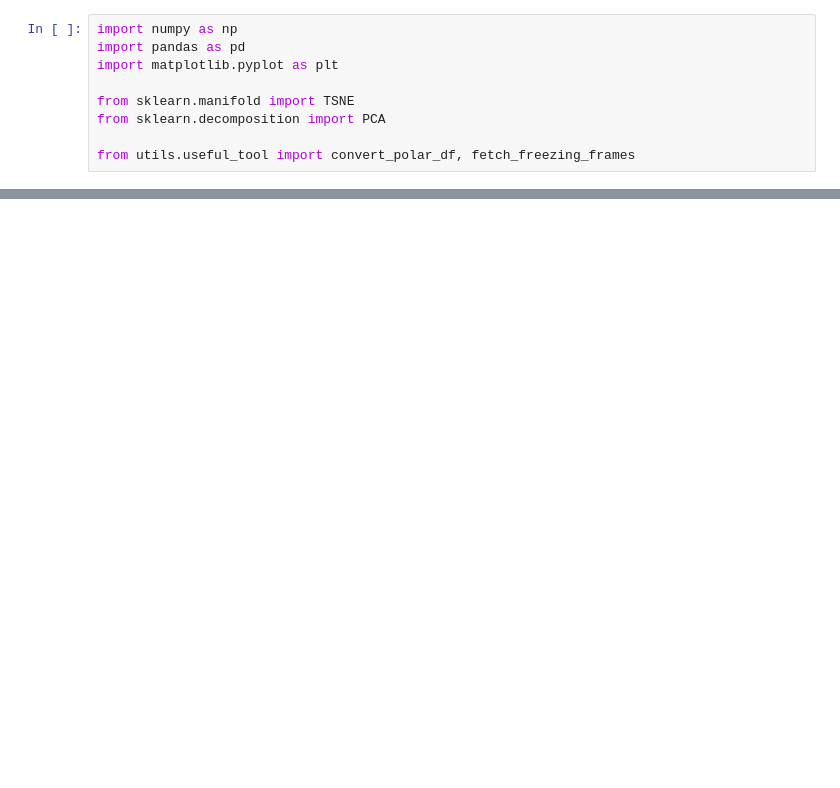
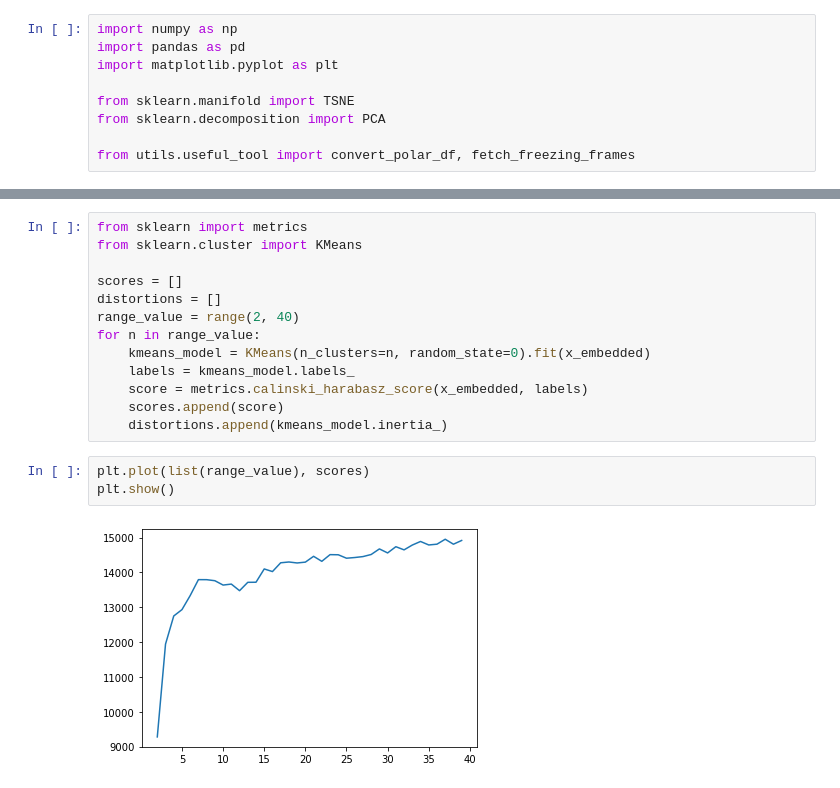
Before and after one commit to m11o/lablib-notebook, a Jupyter notebook: notebooks/fluorine/extinction_estimation_for_all.ipynb, the cells around one changed output, grey strips where cells are left out. Cells and saved outputs as stored; diff of their text form; blank space fills up the shorter version.

```diff
--- a/notebooks/fluorine/extinction_estimation_for_all.ipynb
+++ b/notebooks/fluorine/extinction_estimation_for_all.ipynb
@@ -78,0 +117,18 @@ plt.show()
+# %%
+from sklearn import metrics
+from sklearn.cluster import KMeans
+
+scores = []
+distortions = []
+range_value = range(2, 40)
+for n in range_value:
+    kmeans_model = KMeans(n_clusters=n, random_state=0).fit(x_embedded)
+    labels = kmeans_model.labels_
+    score = metrics.calinski_harabasz_score(x_embedded, labels)
+    scores.append(score)
+    distortions.append(kmeans_model.inertia_)
+# %%
+plt.plot(list(range_value), scores)
+plt.show()
+# %% [output]
+[figure, added]
```
Also changed, not shown: parts of 11 cells of this notebook.
